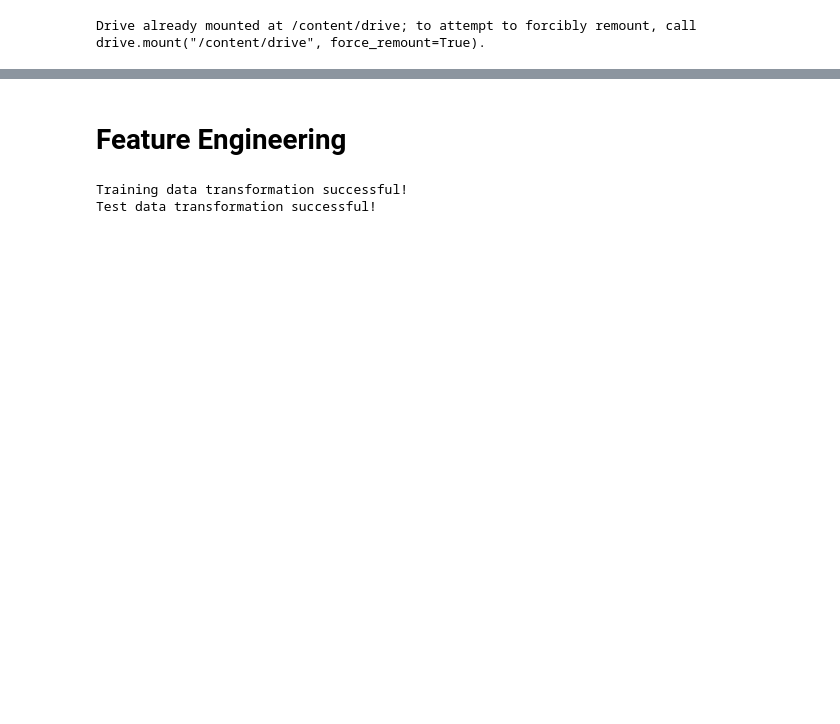
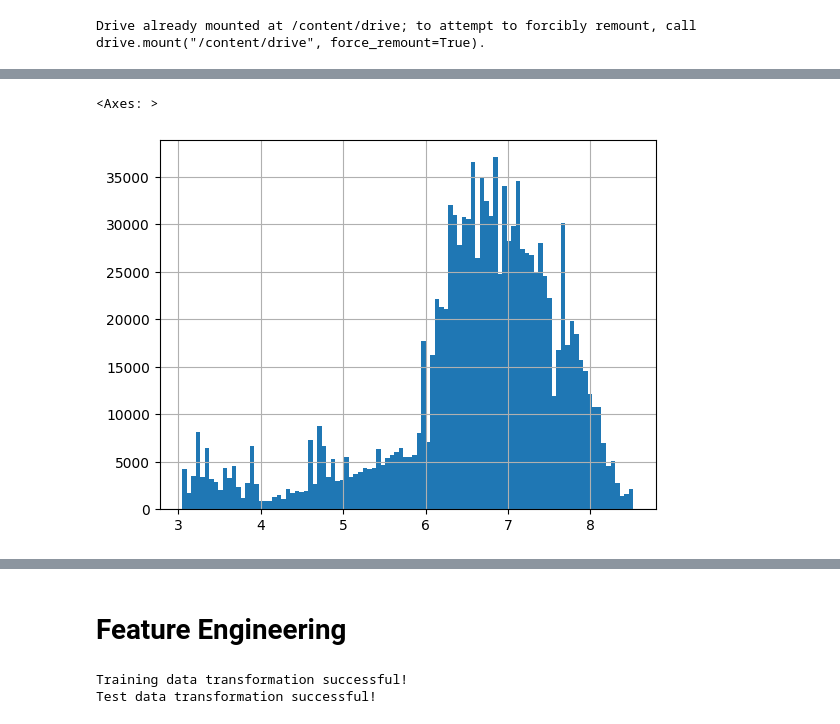
Before and after one commit to falrrema/Ps4e12_Regression_Insuranse_Premium_Prediction, a Jupyter notebook: Autogluon_Experiments_original_8hr_log_local.ipynb, the cells around one changed output, grey strips where cells are left out. Saved outputs shown, nothing was run; the diff lists cells and outputs as text; code cells hidden in the pictures; blank space fills up the shorter version.

```diff
--- a/Autogluon_Experiments_original_8hr_log_local.ipynb
+++ b/Autogluon_Experiments_original_8hr_log_local.ipynb
@@ -53,0 +72,6 @@ original = original.dropna(subset=['premium_amount'])
+# %%
+train['premium_amount_log'] = np.log1p(train['premium_amount'])
+train['premium_amount_log'].hist(bins=100)
+# %% [output]
+<Axes: >
+[figure, added]
```
Also changed, not shown: parts of 19 cells of this notebook, 5 other files.
